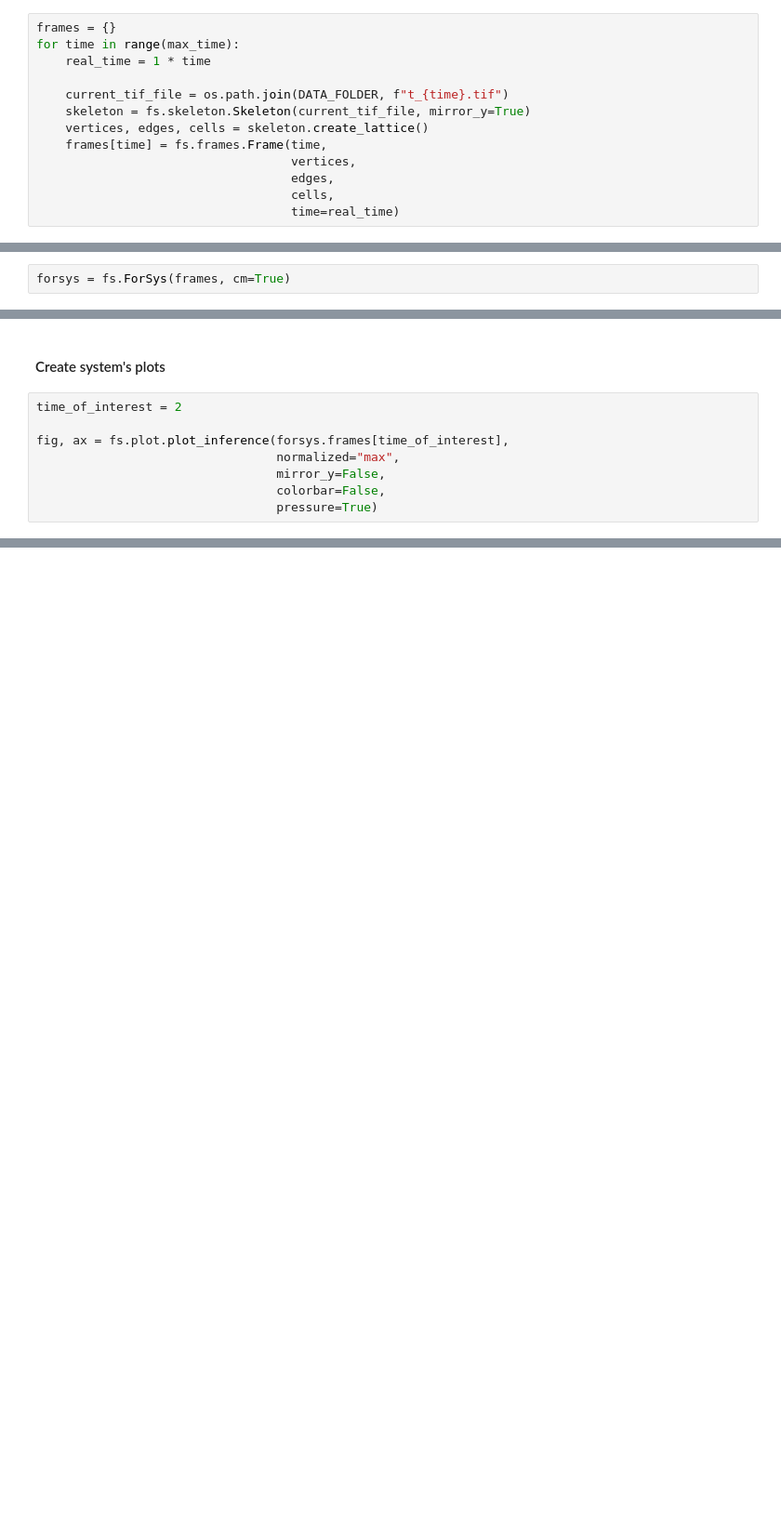
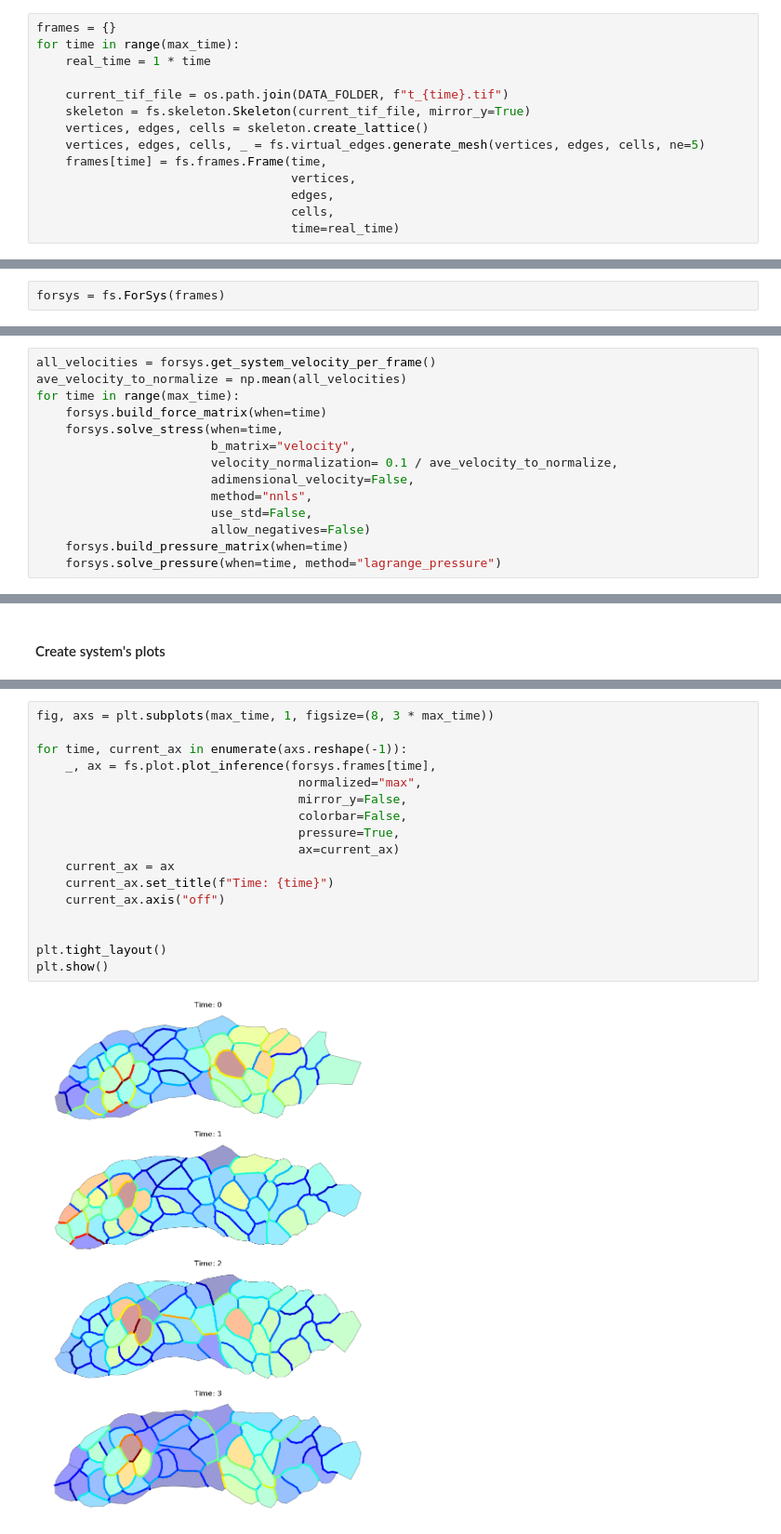
Before and after one commit to borgesaugusto/forsys, a Jupyter notebook: examples/dynamic_in_vivo.ipynb, the cells around one changed output, grey strips where cells are left out. Shown at 93% size. Drawn from its saved outputs; the diff is of its cells as text; blank space fills up the shorter version.

```diff
--- a/examples/dynamic_in_vivo.ipynb
+++ b/examples/dynamic_in_vivo.ipynb
@@ -27,6 +40,7 @@ for time in range(max_time):
     current_tif_file = os.path.join(DATA_FOLDER, f"t_{time}.tif")
     skeleton = fs.skeleton.Skeleton(current_tif_file, mirror_y=True)
     vertices, edges, cells = skeleton.create_lattice()
+    vertices, edges, cells, _ = fs.virtual_edges.generate_mesh(vertices, edges, cells, ne=5)
     frames[time] = fs.frames.Frame(time,
                                    vertices,
                                    edges,
@@ -35,7 +49,7 @@ for time in range(max_time):
 # %% [markdown]
 ##### Now create the ForSys object from all the frames. The mesh is created by automatically tracking the vertices through time
 # %%
-forsys = fs.ForSys(frames, cm=True)
+forsys = fs.ForSys(frames)
 # %% [markdown]
 #### Build and solve the system of equations for the force and pressure
 You could solve only the time of interest or all the times with a loop. The b_matrix parameter turns the Dynamic instance on
@@ -52,0 +67,14 @@ Numerically solving due to negative values
+# %%
+all_velocities = forsys.get_system_velocity_per_frame()
+ave_velocity_to_normalize = np.mean(all_velocities)
+for time in range(max_time):
+    forsys.build_force_matrix(when=time)
+    forsys.solve_stress(when=time,
+                        b_matrix="velocity",
+                        velocity_normalization= 0.1 / ave_velocity_to_normalize,
+                        adimensional_velocity=False,
+                        method="nnls",
+                        use_std=False,
+                        allow_negatives=False)
+    forsys.build_pressure_matrix(when=time)
+    forsys.solve_pressure(when=time, method="lagrange_pressure")
@@ -53,10 +86,2 @@ Numerically solving due to negative values
 # %% [markdown]
 #### Create system's plots
-# %%
-time_of_interest = 2
-
-fig, ax = fs.plot.plot_inference(forsys.frames[time_of_interest],
-                                 normalized="max",
-                                 mirror_y=False,
-                                 colorbar=False,
-                                 pressure=True)
@@ -64,0 +88,19 @@ fig, ax = fs.plot.plot_inference(forsys.frames[time_of_interest],
+# %%
+fig, axs = plt.subplots(max_time, 1, figsize=(8, 3 * max_time))
+
+for time, current_ax in enumerate(axs.reshape(-1)):
+    _, ax = fs.plot.plot_inference(forsys.frames[time],
+                                    normalized="max",
+                                    mirror_y=False,
+                                    colorbar=False,
+                                    pressure=True,
+                                    ax=current_ax)
+    current_ax = ax
+    current_ax.set_title(f"Time: {time}")
+    current_ax.axis("off")
+
+
+plt.tight_layout()
+plt.show()
+# %% [output]
+[figure, added]
```
Also changed, not shown: parts of 6 cells of this notebook, 3 other files.
